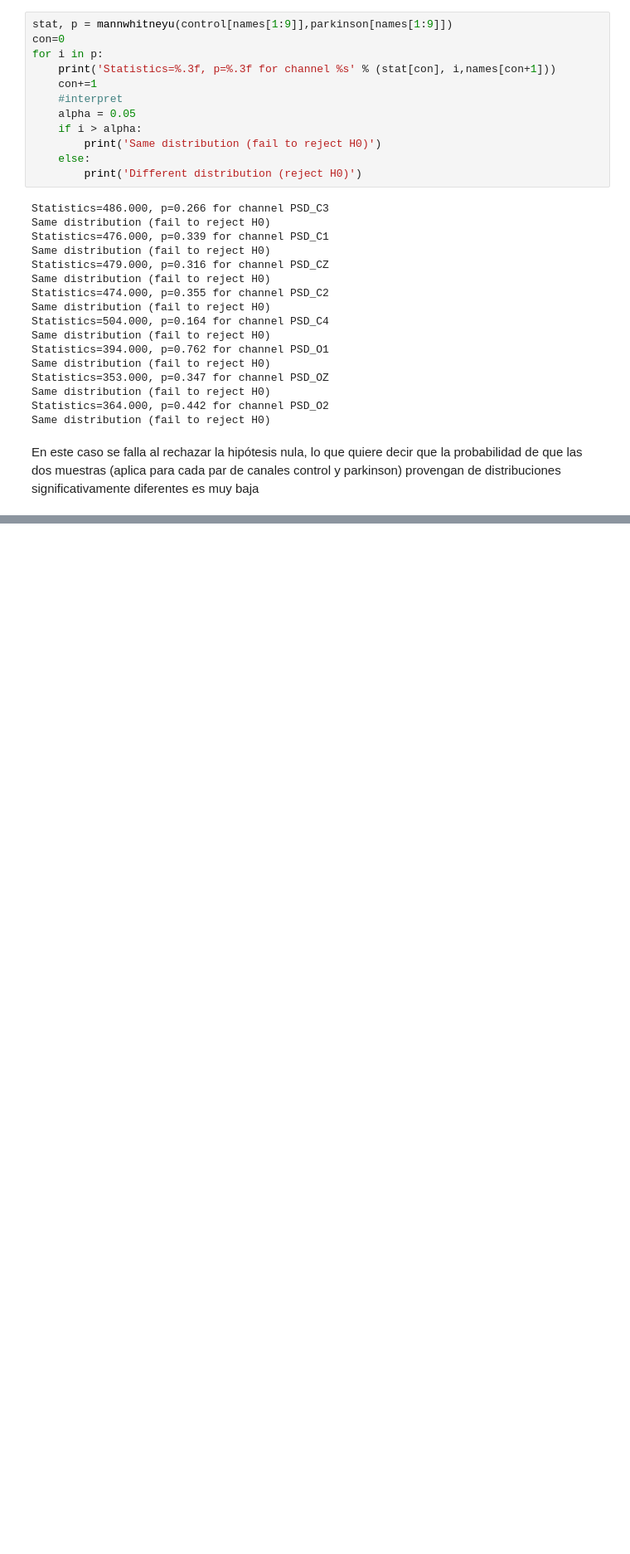
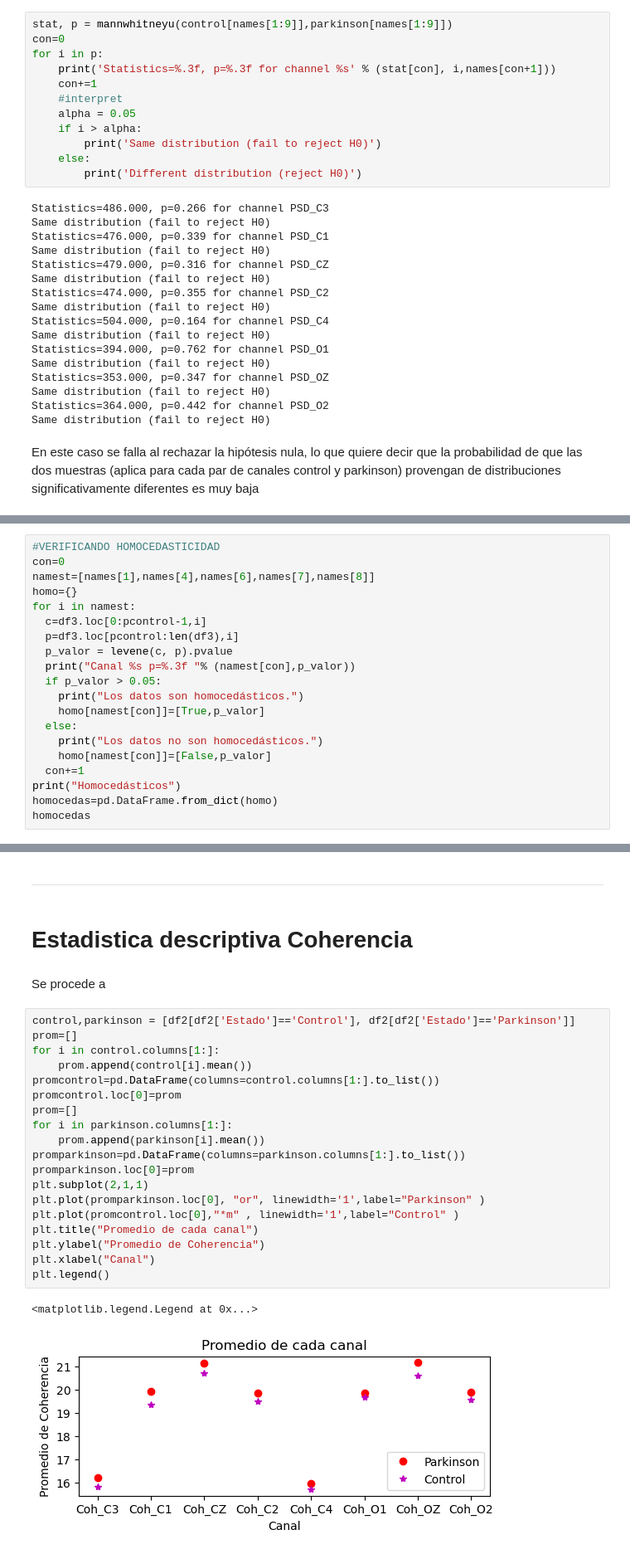
Before and after one commit to Astolfo2332/Parkinson_difference, a Jupyter notebook: Proyecto 2/Proyecto_2.ipynb, the cells around one changed output, grey strips where cells are left out. Shown: that part at 83% size. Saved outputs shown, nothing was run; the diff lists cells and outputs as text; blank space fills up the shorter version.

```diff
--- a/Proyecto 2/Proyecto_2.ipynb
+++ b/Proyecto 2/Proyecto_2.ipynb
@@ -445,0 +493,20 @@ En este caso se falla al rechazar la hipótesis nula, lo que quiere decir que la
+# %%
+#VERIFICANDO HOMOCEDASTICIDAD
+con=0
+namest=[names[1],names[4],names[6],names[7],names[8]]
+homo={}
+for i in namest:
+  c=df3.loc[0:pcontrol-1,i]
+  p=df3.loc[pcontrol:len(df3),i]
+  p_valor = levene(c, p).pvalue
+  print("Canal %s p=%.3f "% (namest[con],p_valor))
+  if p_valor > 0.05:
+    print("Los datos son homocedásticos.")
+    homo[namest[con]]=[True,p_valor]
+  else:
+    print("Los datos no son homocedásticos.")
+    homo[namest[con]]=[False,p_valor]
+  con+=1
+print("Homocedásticos")
+homocedas=pd.DataFrame.from_dict(homo)
+homocedas
@@ -445,0 +528,28 @@ En este caso se falla al rechazar la hipótesis nula, lo que quiere decir que la
+# %% [markdown]
+---
+# %% [markdown]
+# Estadistica descriptiva Coherencia
+# %% [markdown]
+Se procede a
+# %%
+control,parkinson = [df2[df2['Estado']=='Control'], df2[df2['Estado']=='Parkinson']]
+prom=[]
+for i in control.columns[1:]:
+    prom.append(control[i].mean())
+promcontrol=pd.DataFrame(columns=control.columns[1:].to_list())
+promcontrol.loc[0]=prom
+prom=[]
+for i in parkinson.columns[1:]:
+    prom.append(parkinson[i].mean())
+promparkinson=pd.DataFrame(columns=parkinson.columns[1:].to_list())
+promparkinson.loc[0]=prom
+plt.subplot(2,1,1)
+plt.plot(promparkinson.loc[0], "or", linewidth='1',label="Parkinson" )
+plt.plot(promcontrol.loc[0],"*m" , linewidth='1',label="Control" )
+plt.title("Promedio de cada canal")
+plt.ylabel("Promedio de Coherencia")
+plt.xlabel("Canal")
+plt.legend()
+# %% [output]
+<matplotlib.legend.Legend at 0x...>
+[figure, added]
```
Also changed, not shown: parts of 36 cells of this notebook, 2 other files.
